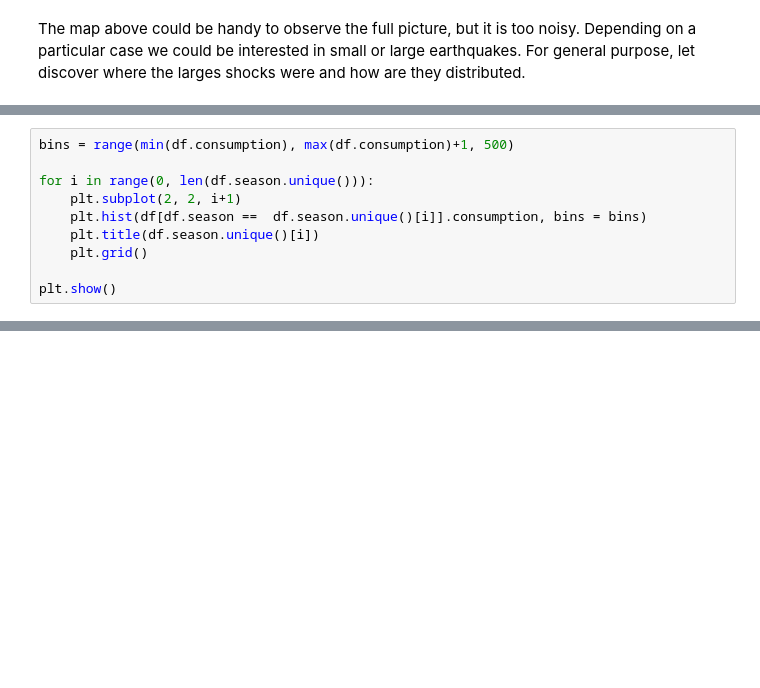
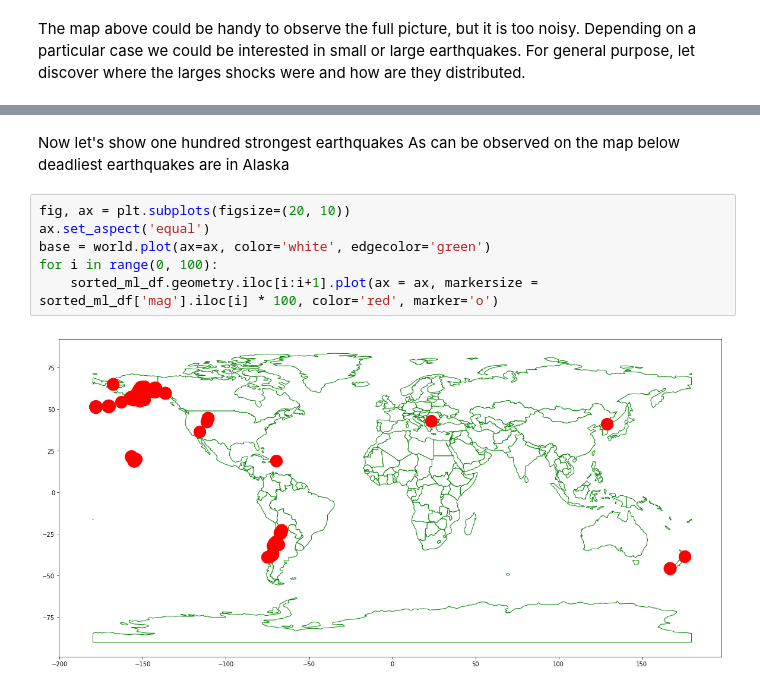
Before and after one commit to andrew-from-lviv/earthquakes-visualization, a Jupyter notebook: plt.ipynb, the cells around one changed output, grey strips where cells are left out. Saved outputs shown, nothing was run; the diff lists cells and outputs as text; blank space fills up the shorter version.

```diff
--- a/plt.ipynb
+++ b/plt.ipynb
@@ -162,10 +92,0 @@ RcParams({'_internal.classic_mode': False,
-# %%
-bins = range(min(df.consumption), max(df.consumption)+1, 500)
-
-for i in range(0, len(df.season.unique())):
-    plt.subplot(2, 2, i+1)
-    plt.hist(df[df.season ==  df.season.unique()[i]].consumption, bins = bins)
-    plt.title(df.season.unique()[i])
-    plt.grid()
-
-plt.show()
@@ -229,0 +203,11 @@ df.boxplot(column='consumption', by = 'season')
+# %% [markdown]
+Now let's show one hundred strongest earthquakes
+As can be observed on the map below deadliest earthquakes are in Alaska
+# %%
+fig, ax = plt.subplots(figsize=(20, 10))
+ax.set_aspect('equal')
+base = world.plot(ax=ax, color='white', edgecolor='green')
+for i in range(0, 100):
+    sorted_ml_df.geometry.iloc[i:i+1].plot(ax = ax, markersize = sorted_ml_df['mag'].iloc[i] * 100, color='red', marker='o')
+# %% [output]
+[figure, added]
```
Also changed, not shown: parts of 37 cells of this notebook.
